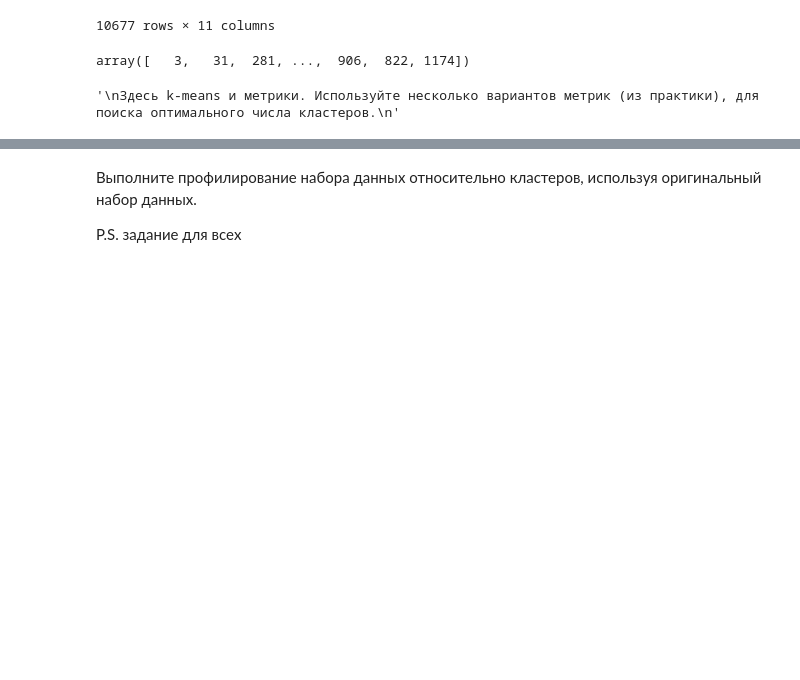
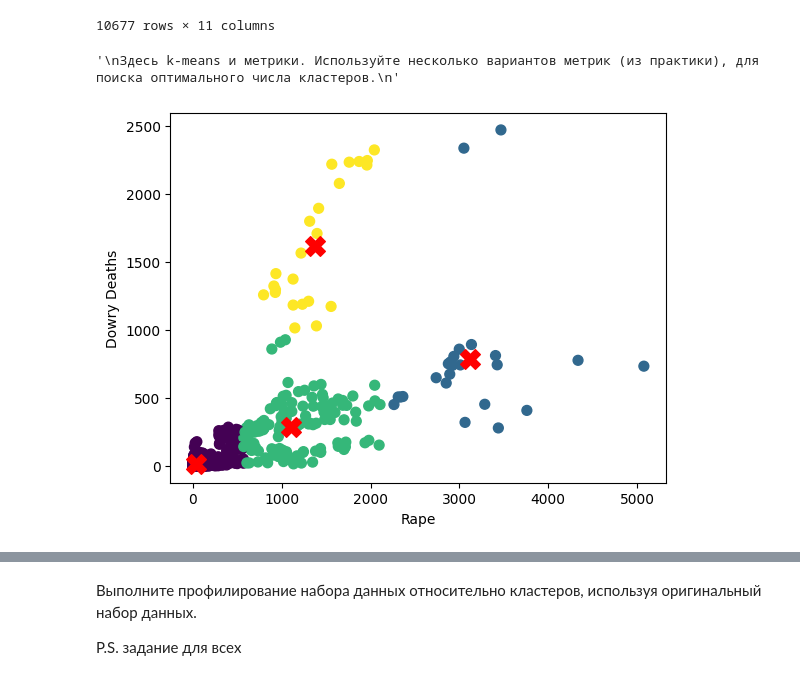
Before and after one commit to fluffymouses/fluffymouses, a Jupyter notebook: lab4/Задание_4.ipynb, the cells around one changed output, grey strips where cells are left out. Cells and saved outputs as stored; diff of their text form; code cells hidden in the pictures; blank space fills up the shorter version.

```diff
--- a/lab4/Задание_4.ipynb
+++ b/lab4/Задание_4.ipynb
@@ -139,26 +159,6 @@ df_cluster
 | 10675 | 835 | 1174 | 1174 | 2014 | 7 | 6 | 1 | ... |
 | 10676 | 836 | 1507 | 1507 | 2014 | 10 | 7 | 1 | ... |
 10677 rows × 11 columns
-# %%
-import numpy as np
-import pandas as pd
-from sklearn import preprocessing
-label_encoder = preprocessing.LabelEncoder()
-
-df_cluster['DISTRICT'].unique()
-
-df_cluster['DISTRICT']= label_encoder.fit_transform(df_cluster['DISTRICT'])
-
-df_cluster['DISTRICT'].unique()
-
-
-df_cluster['STATE/UT'].unique()
-
-df_cluster['STATE/UT']= label_encoder.fit_transform(df_cluster['DISTRICT'])
-
-df_cluster['STATE/UT'].unique()
-# %% [output]
-array([   3,   31,  281, ...,  906,  822, 1174])
 # %%
 """
 Здесь k-means и метрики. Используйте несколько вариантов метрик (из практики), для поиска оптимального числа кластеров.
@@ -169,0 +168,21 @@ array([   3,   31,  281, ...,  906,  822, 1174])
+# %%
+#k-means
+
+from sklearn.cluster import KMeans
+kmeans = KMeans(n_clusters=4)
+X = df_cluster[["Rape", "Dowry Deaths"]]
+X
+# Производим кластеризацию данных
+kmeans.fit(X)
+
+# Получаем центры кластеров и прогнозируем принадлежность к кластерам
+cluster_centers = kmeans.cluster_centers_
+cluster_labels = kmeans.labels_
+# Визуализируем результаты кластеризации
+plt.scatter(df["Rape"], df["Dowry Deaths"], c=cluster_labels, s=50, cmap='viridis')
+plt.scatter(cluster_centers[:, 0], cluster_centers[:, 1], c='red', s=200, marker='X')
+plt.xlabel('Rape')
+plt.ylabel('Dowry Deaths')
+plt.show()
+# %% [output]
+[figure, added]
```
Also changed, not shown: parts of 13 cells of this notebook.
